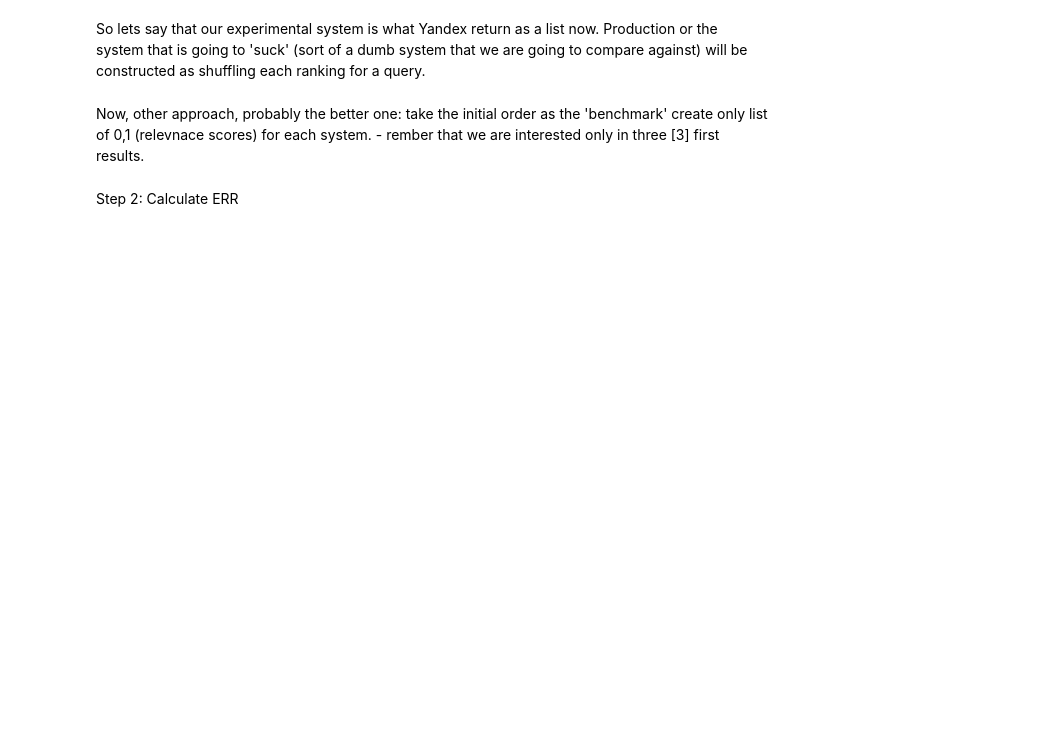
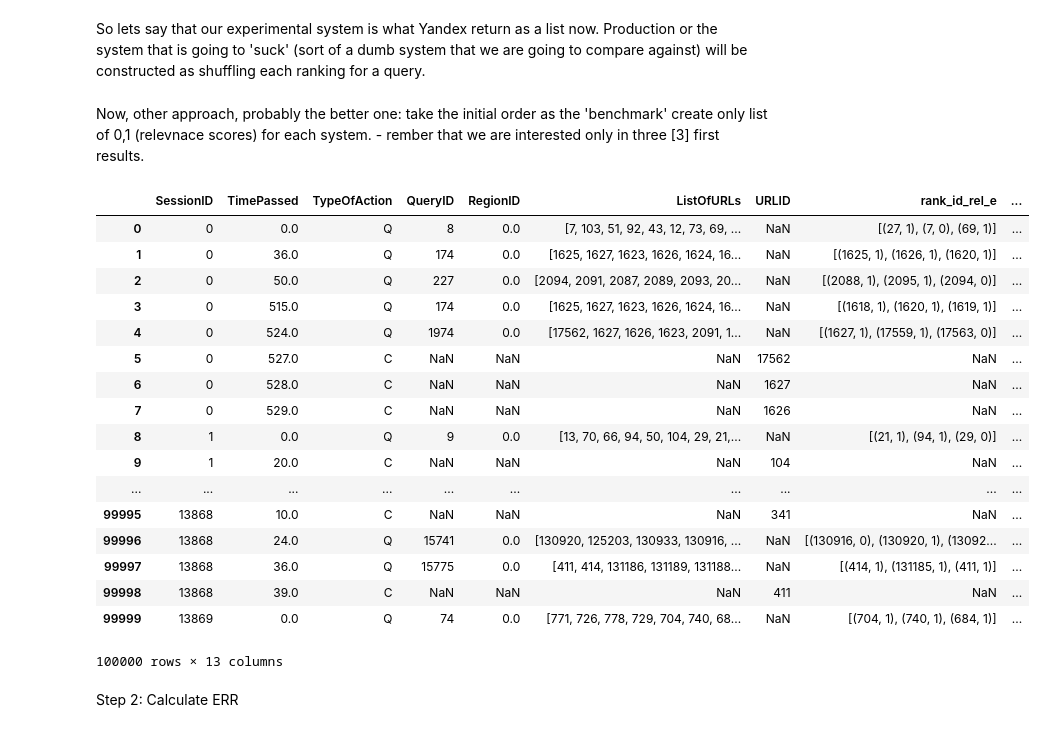
Before and after one commit to freelectron/ir-1-course-work, a Jupyter notebook: Code_max.ipynb, the cells around one changed output. Drawn from its saved outputs; the diff is of its cells as text; code cells hidden in the pictures; blank space fills up the shorter version.

```diff
--- a/Code_max.ipynb
+++ b/Code_max.ipynb
@@ -92,20 +81,62 @@ Now, other approach, probably the better one: take the initial order as the 'ben
     - rember that we are interested only in three [3] first results.
 # %%
 # Create the relevance score ranking (those tables = that we called 'runs')
-def relevance_list(l,acc=0.5):
-    """Control the 'accuracy'/'performance' with acc param."""
+def relevance_list(l,acc=0.5, res_length=3):
+    """ Control the 'accuracy'/'performance' with acc param. Only lists of length 3. """
     if type(l)==list:
         res = list()
         for x in l:
             if rnd.random()<acc:
-                res.append(1)
+                res.append((x,1))
             else:
-                res.append(0)
-        return res[:3]
+                res.append((x,0))
+        return rnd.sample(res, res_length)
     else:
         return l
 
-df['rank_e'] = df.ListOfURLs.apply(relevance_list, acc=0.7)
-df['rank_p'] = df.ListOfURLs.apply(relevance_list)
+df['rank_id_rel_e'] = df.ListOfURLs.apply(relevance_list, acc=0.7)
+df['rank_id_rel_p'] = df.ListOfURLs.apply(relevance_list)
+# %%
+def extract_rel(l):
+    if type(l) == list:
+        res = list()
+        for tup in l:
+            res.append(tup[1])
+        return res
+    else:
+        return l
+def extract_id(l):
+    if type(l) == list:
+        res = list()
+        for tup in l:
+            res.append(tup[0])
+        return res
+    else:
+        return l
+df['rank_rel_e'] = df.rank_id_rel_e.apply(extract_rel)
+df['rand_rel_p'] = df.rank_id_rel_p.apply(extract_rel)
+df['rank_id_e'] = df.rank_id_rel_e.apply(extract_id)
+df['rand_id_p'] = df.rank_id_rel_p.apply(extract_id)
+# %%
+df
+# %% [output]
+|  | SessionID | TimePassed | TypeOfAction | QueryID | RegionID | ListOfURLs | URLID | rank_id_rel_e | ... |
+| 0 | 0 | 0.0 | Q | 8 | 0.0 | [7, 103, 51, 92, 43, 12, 73, 69, ... | NaN | [(27, 1), (7, 0), (69, 1)] | ... |
+| 1 | 0 | 36.0 | Q | 174 | 0.0 | [1625, 1627, 1623, 1626, 1624, 16... | NaN | [(1625, 1), (1626, 1), (1620, 1)] | ... |
+| 2 | 0 | 50.0 | Q | 227 | 0.0 | [2094, 2091, 2087, 2089, 2093, 20... | NaN | [(2088, 1), (2095, 1), (2094, 0)] | ... |
+| 3 | 0 | 515.0 | Q | 174 | 0.0 | [1625, 1627, 1623, 1626, 1624, 16... | NaN | [(1618, 1), (1620, 1), (1619, 1)] | ... |
+| 4 | 0 | 524.0 | Q | 1974 | 0.0 | [17562, 1627, 1626, 1623, 2091, 1... | NaN | [(1627, 1), (17559, 1), (17563, 0)] | ... |
+| 5 | 0 | 527.0 | C | NaN | NaN | NaN | 17562 | NaN | ... |
+| 6 | 0 | 528.0 | C | NaN | NaN | NaN | 1627 | NaN | ... |
+| 7 | 0 | 529.0 | C | NaN | NaN | NaN | 1626 | NaN | ... |
+| 8 | 1 | 0.0 | Q | 9 | 0.0 | [13, 70, 66, 94, 50, 104, 29, 21,... | NaN | [(21, 1), (94, 1), (29, 0)] | ... |
+| 9 | 1 | 20.0 | C | NaN | NaN | NaN | 104 | NaN | ... |
+| ... | ... | ... | ... | ... | ... | ... | ... | ... | ... |
+| 99995 | 13868 | 10.0 | C | NaN | NaN | NaN | 341 | NaN | ... |
+| 99996 | 13868 | 24.0 | Q | 15741 | 0.0 | [130920, 125203, 130933, 130916, ... | NaN | [(130916, 0), (130920, 1), (13092... | ... |
+| 99997 | 13868 | 36.0 | Q | 15775 | 0.0 | [411, 414, 131186, 131189, 131188... | NaN | [(414, 1), (131185, 1), (411, 1)] | ... |
+| 99998 | 13868 | 39.0 | C | NaN | NaN | NaN | 411 | NaN | ... |
+| 99999 | 13869 | 0.0 | Q | 74 | 0.0 | [771, 726, 778, 729, 704, 740, 68... | NaN | [(704, 1), (740, 1), (684, 1)] | ... |
+100000 rows × 13 columns
 # %% [markdown]
 Step 2: Calculate ERR
```
Also changed, not shown: parts of 4 cells of this notebook.
